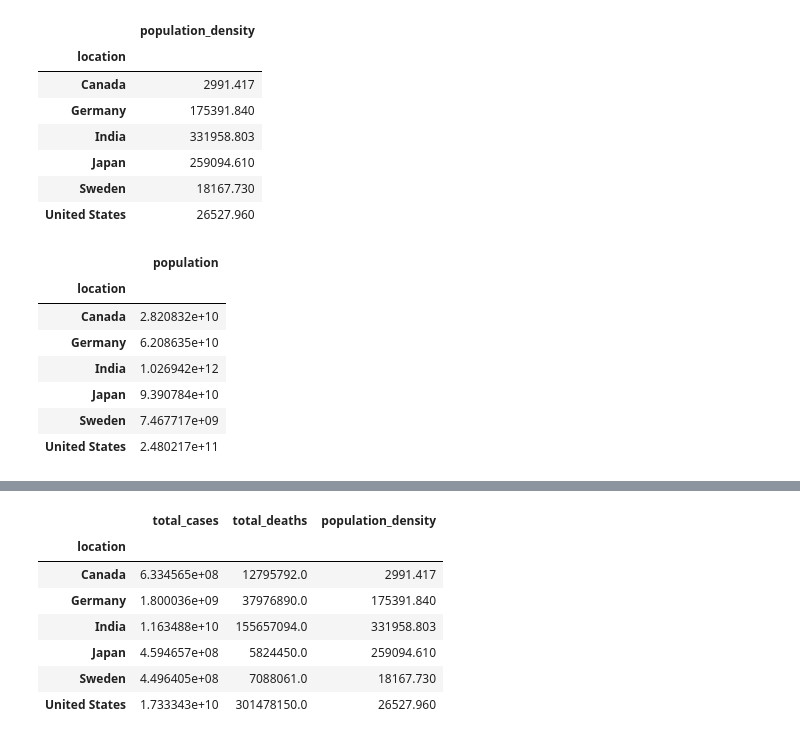
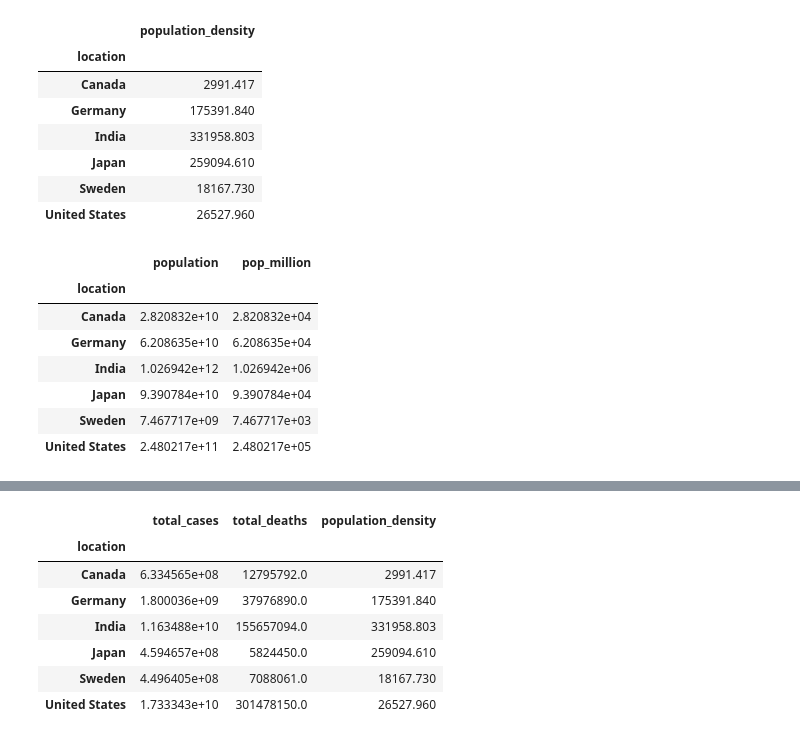
Before and after one commit to ranusuri/Team-A-Project-1, a Jupyter notebook: Setordji_Abotsi/Covid_Data_Analysis.1.ipynb, the cells around one changed output, grey strips where cells are left out. Saved outputs shown, nothing was run; the diff lists cells and outputs as text; code cells hidden in the pictures.

```diff
--- a/Setordji_Abotsi/Covid_Data_Analysis.1.ipynb
+++ b/Setordji_Abotsi/Covid_Data_Analysis.1.ipynb
@@ -304,14 +345,14 @@ group_six_pop_density_df
 # %%
 # Grouping by location, total_cases, and population to help graph infection rate per country over population density
 group_six_pop_df = global_six_df.groupby(["location"]).agg({"population":"sum"})
-
+group_six_pop_df['pop_million'] = group_six_pop_df['population']/1000000
 group_six_pop_df
 # %% [output]
-|  | population |
-| location |  |
-| Canada | 2.820832e+10 |
-| Germany | 6.208635e+10 |
-| India | 1.026942e+12 |
-| Japan | 9.390784e+10 |
-| Sweden | 7.467717e+09 |
-| United States | 2.480217e+11 |
+|  | population | pop_million |
+| location |  |  |
+| Canada | 2.820832e+10 | 2.820832e+04 |
+| Germany | 6.208635e+10 | 6.208635e+04 |
+| India | 1.026942e+12 | 1.026942e+06 |
+| Japan | 9.390784e+10 | 9.390784e+04 |
+| Sweden | 7.467717e+09 | 7.467717e+03 |
+| United States | 2.480217e+11 | 2.480217e+05 |
```
Also changed, not shown: parts of 16 cells of this notebook, 15 other files.
